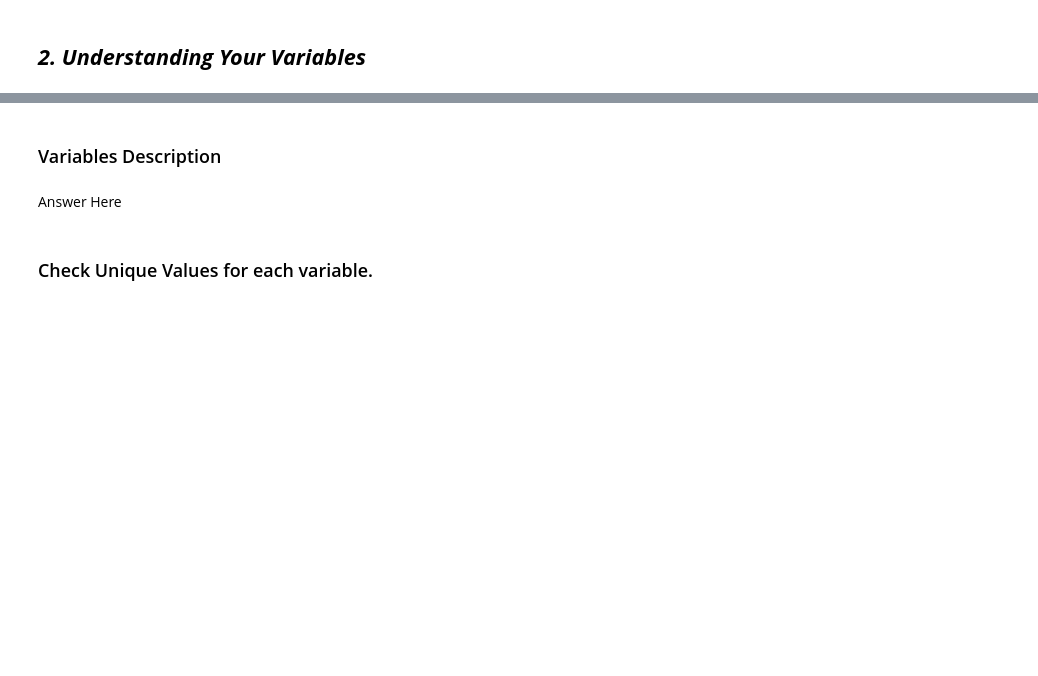
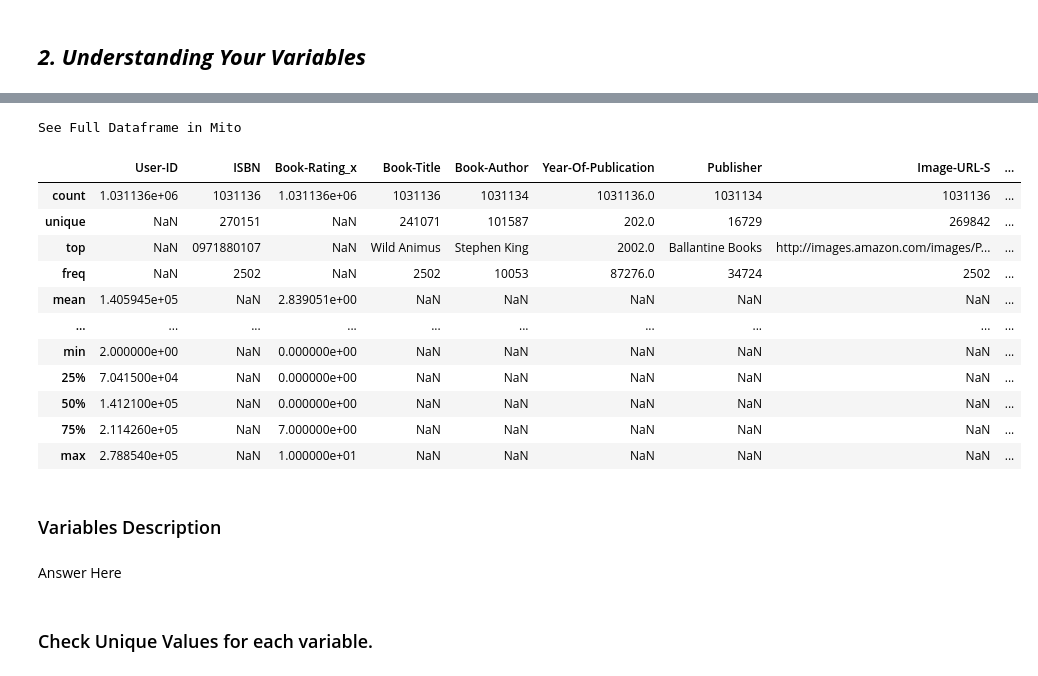
Before and after one commit to kaushikk1999/Book-Recommendation-System, a Jupyter notebook: Book Recommendation System.ipynb, the cells around one changed output, grey strips where cells are left out. Drawn from its saved outputs; the diff is of its cells as text; code cells hidden in the pictures; blank space fills up the shorter version.

```diff
--- a/Book Recommendation System.ipynb
+++ b/Book Recommendation System.ipynb
@@ -137,5 +229,21 @@ Answer Here
 # %%
 # Dataset Describe
+
+df.describe(include='all')
+# %% [output]
+See Full Dataframe in Mito
+|  | User-ID | ISBN | Book-Rating_x | Book-Title | Book-Author | Year-Of-Publication | Publisher | Image-URL-S | ... |
+| count | 1.031136e+06 | 1031136 | 1.031136e+06 | 1031136 | 1031134 | 1031136.0 | 1031134 | 1031136 | ... |
+| unique | NaN | 270151 | NaN | 241071 | 101587 | 202.0 | 16729 | 269842 | ... |
+| top | NaN | 0971880107 | NaN | Wild Animus | Stephen King | 2002.0 | Ballantine Books | http://images.amazon.com/images/P... | ... |
+| freq | NaN | 2502 | NaN | 2502 | 10053 | 87276.0 | 34724 | 2502 | ... |
+| mean | 1.405945e+05 | NaN | 2.839051e+00 | NaN | NaN | NaN | NaN | NaN | ... |
+| ... | ... | ... | ... | ... | ... | ... | ... | ... | ... |
+| min | 2.000000e+00 | NaN | 0.000000e+00 | NaN | NaN | NaN | NaN | NaN | ... |
+| 25% | 7.041500e+04 | NaN | 0.000000e+00 | NaN | NaN | NaN | NaN | NaN | ... |
+| 50% | 1.412100e+05 | NaN | 0.000000e+00 | NaN | NaN | NaN | NaN | NaN | ... |
+| 75% | 2.114260e+05 | NaN | 7.000000e+00 | NaN | NaN | NaN | NaN | NaN | ... |
+| max | 2.788540e+05 | NaN | 1.000000e+01 | NaN | NaN | NaN | NaN | NaN | ... |
 # %% [markdown]
 ### Variables Description
 # %% [markdown]
```
Also changed, not shown: parts of 29 cells of this notebook.
